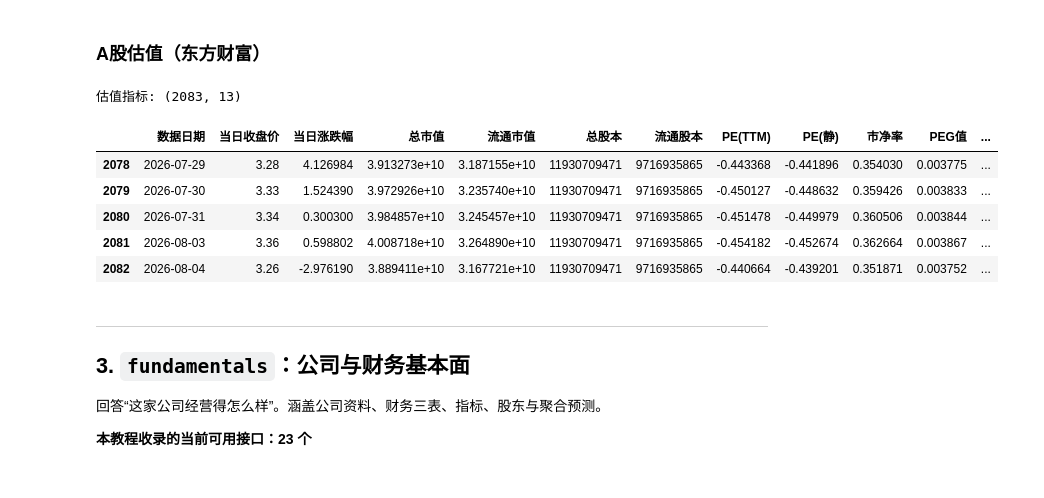
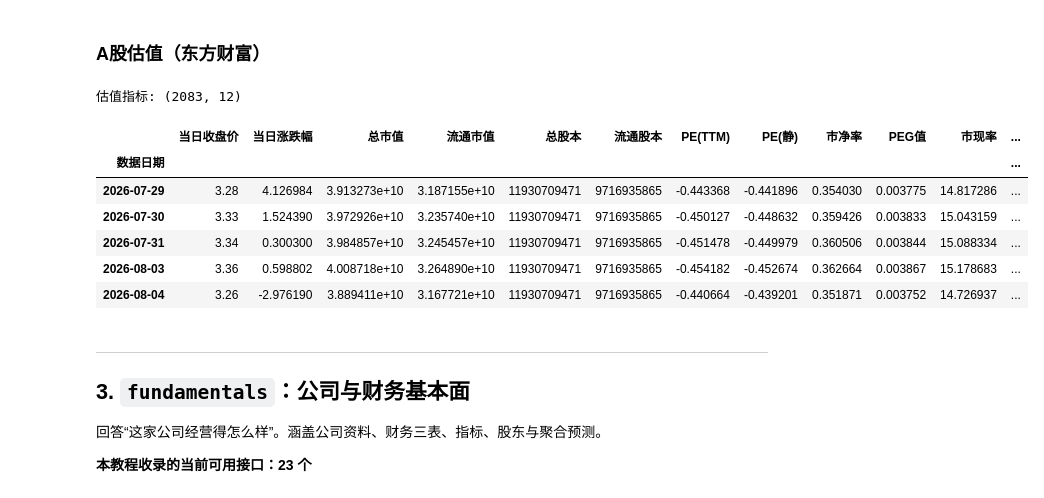
Before and after one commit to bamboosjtu/trading-topic, a Jupyter notebook: labs/00_金融数据获取/akshare_tutorial.ipynb, the cells around one changed output. Saved outputs shown, nothing was run; the diff lists cells and outputs as text; code cells hidden in the pictures.

```diff
--- a/labs/00_金融数据获取/akshare_tutorial.ipynb
+++ b/labs/00_金融数据获取/akshare_tutorial.ipynb
@@ -358,20 +375,23 @@ df.head(5)
 # %% [markdown]
 ### A股估值（东方财富）
 # %%
-# 3. A股估值指标（东方财富）
+# 1. A股估值指标（东方财富）
 df = ak.stock_value_em(symbol='000002')
+
+df = df.set_index('数据日期')
 
 print('估值指标:', df.shape)
 
 df.tail()
 # %% [output]
-估值指标: (2083, 13)
+估值指标: (2083, 12)
-|  | 数据日期 | 当日收盘价 | 当日涨跌幅 | 总市值 | 流通市值 | 总股本 | 流通股本 | PE(TTM) | PE(静) | 市净率 | PEG值 | ... |
-| 2078 | 2026-07-29 | 3.28 | 4.126984 | 3.913273e+10 | 3.187155e+10 | 11930709471 | 9716935865 | -0.443368 | -0.441896 | 0.354030 | 0.003775 | ... |
-| 2079 | 2026-07-30 | 3.33 | 1.524390 | 3.972926e+10 | 3.235740e+10 | 11930709471 | 9716935865 | -0.450127 | -0.448632 | 0.359426 | 0.003833 | ... |
-| 2080 | 2026-07-31 | 3.34 | 0.300300 | 3.984857e+10 | 3.245457e+10 | 11930709471 | 9716935865 | -0.451478 | -0.449979 | 0.360506 | 0.003844 | ... |
-| 2081 | 2026-08-03 | 3.36 | 0.598802 | 4.008718e+10 | 3.264890e+10 | 11930709471 | 9716935865 | -0.454182 | -0.452674 | 0.362664 | 0.003867 | ... |
-| 2082 | 2026-08-04 | 3.26 | -2.976190 | 3.889411e+10 | 3.167721e+10 | 11930709471 | 9716935865 | -0.440664 | -0.439201 | 0.351871 | 0.003752 | ... |
+|  | 当日收盘价 | 当日涨跌幅 | 总市值 | 流通市值 | 总股本 | 流通股本 | PE(TTM) | PE(静) | 市净率 | PEG值 | 市现率 | ... |
+| 数据日期 |  |  |  |  |  |  |  |  |  |  |  | ... |
+| 2026-07-29 | 3.28 | 4.126984 | 3.913273e+10 | 3.187155e+10 | 11930709471 | 9716935865 | -0.443368 | -0.441896 | 0.354030 | 0.003775 | 14.817286 | ... |
+| 2026-07-30 | 3.33 | 1.524390 | 3.972926e+10 | 3.235740e+10 | 11930709471 | 9716935865 | -0.450127 | -0.448632 | 0.359426 | 0.003833 | 15.043159 | ... |
+| 2026-07-31 | 3.34 | 0.300300 | 3.984857e+10 | 3.245457e+10 | 11930709471 | 9716935865 | -0.451478 | -0.449979 | 0.360506 | 0.003844 | 15.088334 | ... |
+| 2026-08-03 | 3.36 | 0.598802 | 4.008718e+10 | 3.264890e+10 | 11930709471 | 9716935865 | -0.454182 | -0.452674 | 0.362664 | 0.003867 | 15.178683 | ... |
+| 2026-08-04 | 3.26 | -2.976190 | 3.889411e+10 | 3.167721e+10 | 11930709471 | 9716935865 | -0.440664 | -0.439201 | 0.351871 | 0.003752 | 14.726937 | ... |
 # %% [markdown]
 ---
 ## 3. `fundamentals`：公司与财务基本面
```
Also changed, not shown: parts of 44 cells of this notebook, 1 other file.
